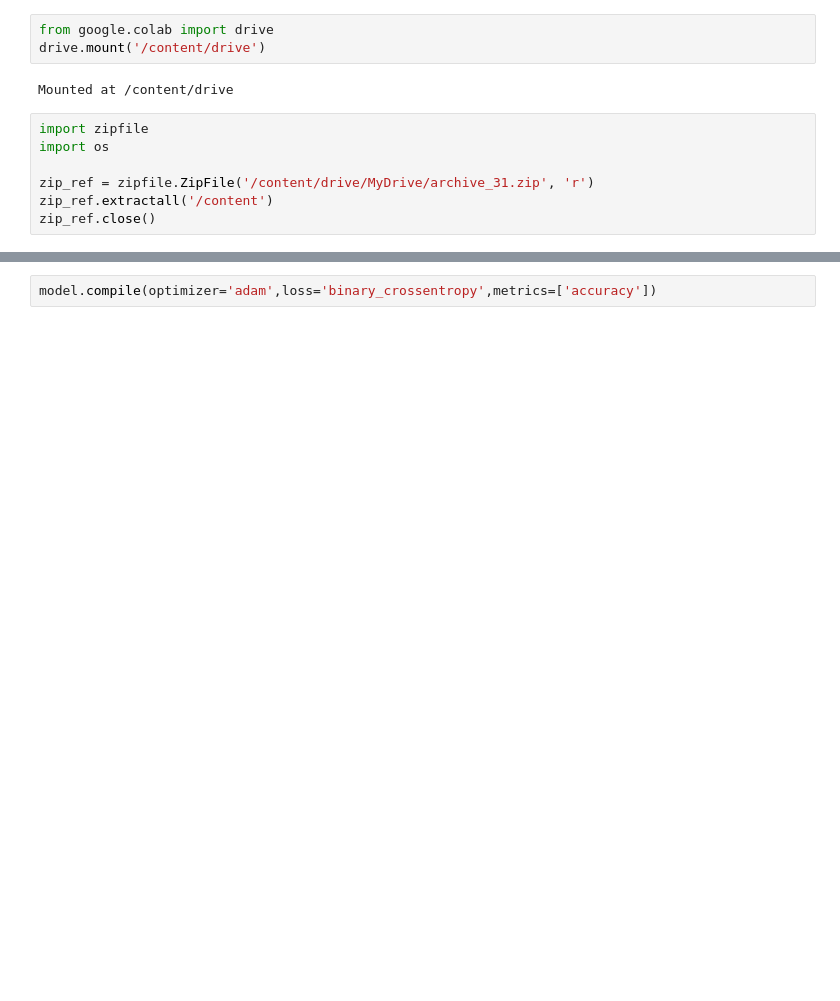
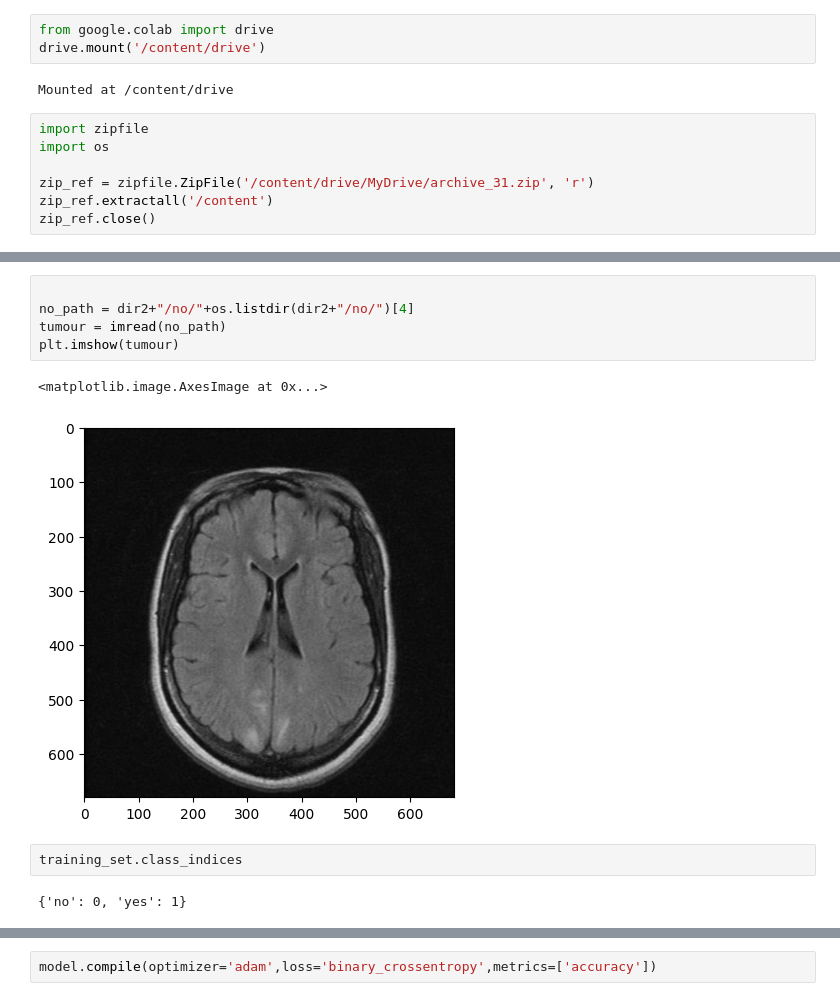
Before and after one commit to drishti-s1/Brain-Tumor-Detection-VGG16-Model, a Jupyter notebook: Brain_tumorDetection_using_VGG16.ipynb, the cells around one changed output, grey strips where cells are left out. Cells and saved outputs as stored; diff of their text form; blank space fills up the shorter version.

```diff
--- a/Brain_tumorDetection_using_VGG16.ipynb
+++ b/Brain_tumorDetection_using_VGG16.ipynb
@@ -109,0 +70,12 @@ None
+# %%
+
+no_path = dir2+"/no/"+os.listdir(dir2+"/no/")[4]
+tumour = imread(no_path)
+plt.imshow(tumour)
+# %% [output]
+<matplotlib.image.AxesImage at 0x...>
+[figure, added]
+# %%
+training_set.class_indices
+# %% [output]
+{'no': 0, 'yes': 1}
```
Also changed, not shown: parts of 25 cells of this notebook.
